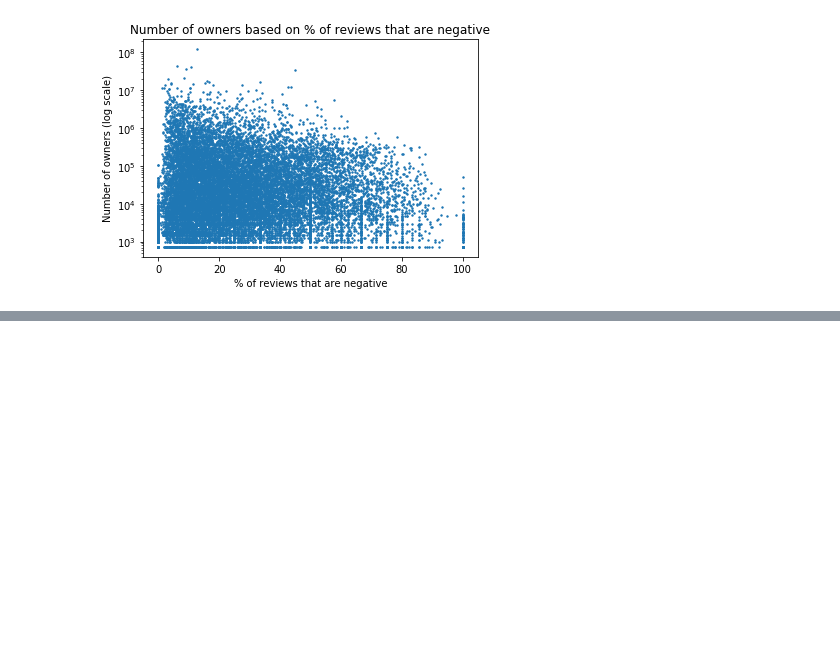
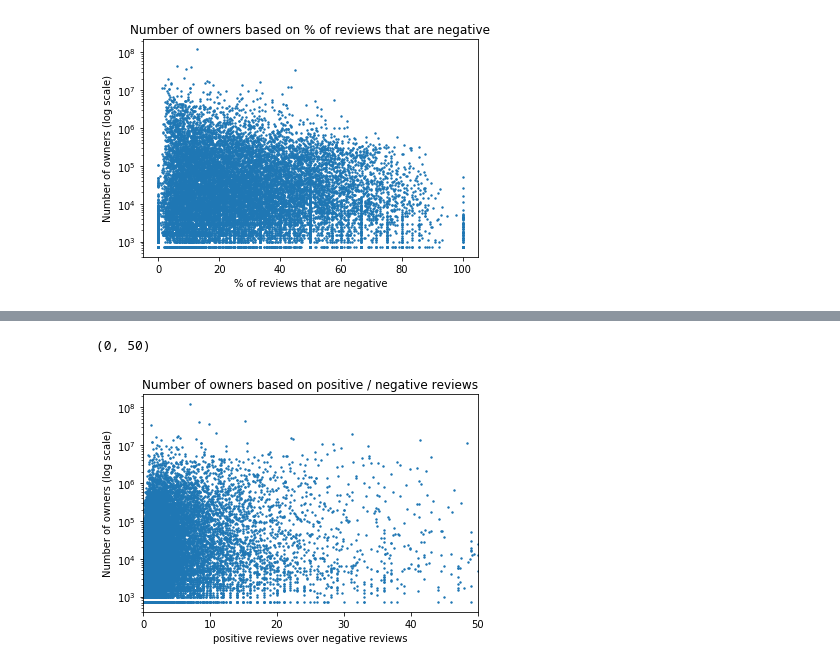
Before and after one commit to cstepien/SteamReviews, a Jupyter notebook: steam_spy.ipynb, the cells around one changed output, grey strips where cells are left out. Cells and saved outputs as stored; diff of their text form; code cells hidden in the pictures; blank space fills up the shorter version.

```diff
--- a/steam_spy.ipynb
+++ b/steam_spy.ipynb
@@ -86,0 +139,12 @@ Text(0.5,1,'Number of owners based on % of reviews that are negative')
+# %%
+# Number of owners as a function of review ratio: positive to negative
+games_df['pos_neg'] = games_df['positive']/games_df['negative']
+plt.scatter(games_df.pos_neg, games_df.owners, s = 2)
+plt.yscale('log')
+plt.xlabel('positive reviews over negative reviews')
+plt.ylabel('Number of owners (log scale)')
+plt.title('Number of owners based on positive / negative reviews')
+plt.xlim(0,50)
+# %% [output]
+(0, 50)
+[figure, added]
```
Also changed, not shown: parts of 20 cells of this notebook, 4 other files.
